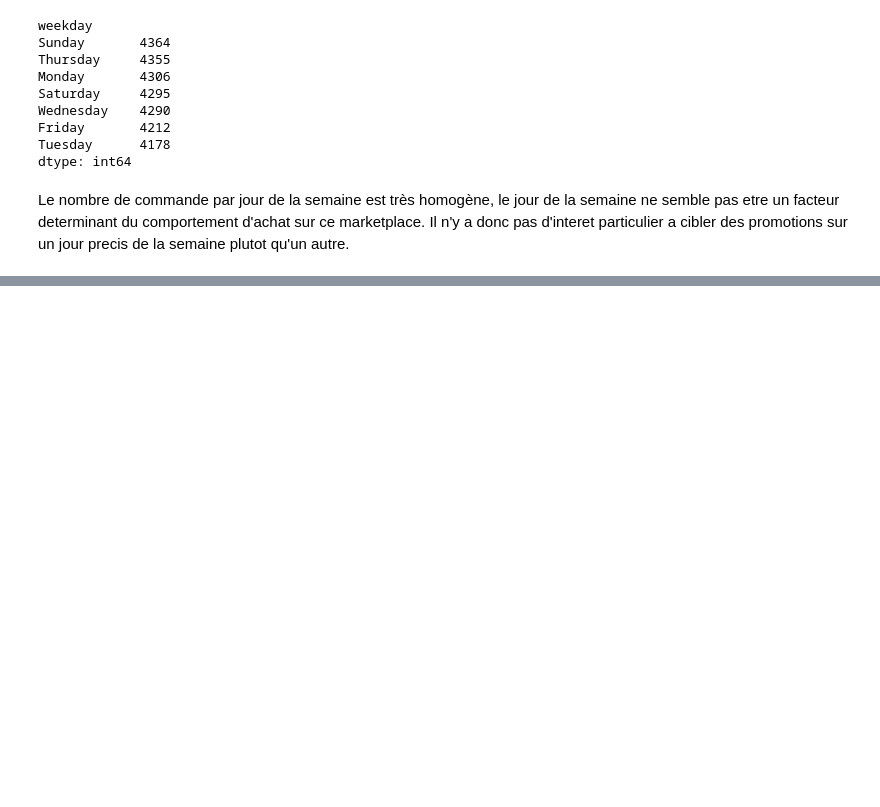
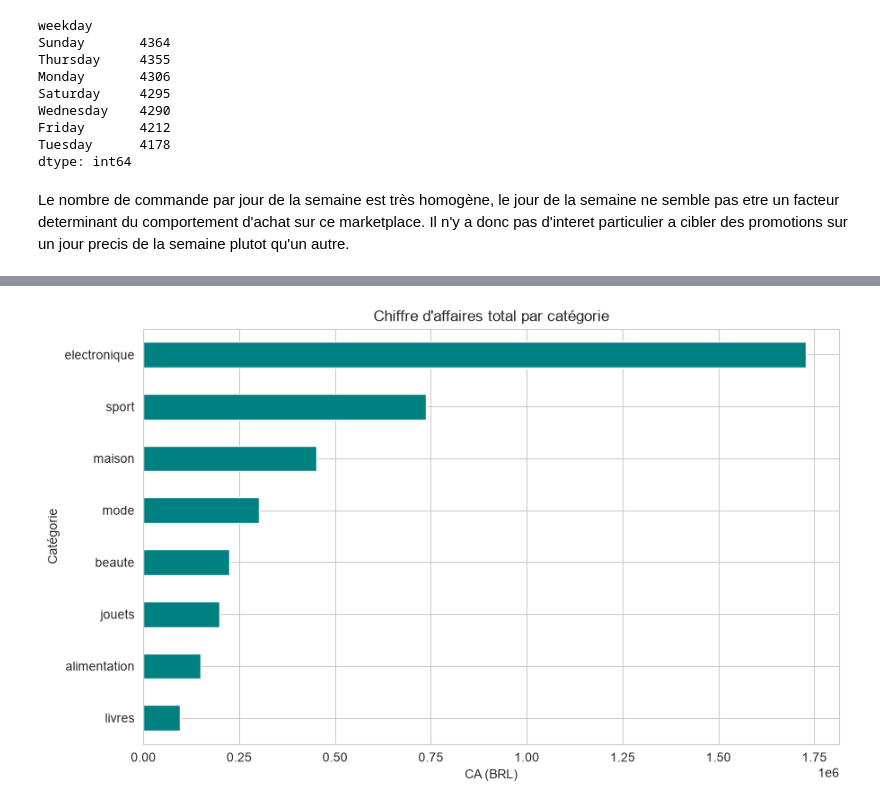
Before and after one commit to Mace-Erwan/Analyse-d-un-marketplace-e-commerce, a Jupyter notebook: Analyse.ipynb, the cells around one changed output, grey strips where cells are left out. Saved outputs shown, nothing was run; the diff lists cells and outputs as text; code cells hidden in the pictures; blank space fills up the shorter version.

Commit message:
analyse par categorie et geographie : CA par categorie/etat, bar charts, heatmap croisee

```diff
--- a/Analyse.ipynb
+++ b/Analyse.ipynb
@@ -253,3 +253,13 @@ Tuesday      4178
 dtype: int64
 # %% [markdown]
 Le nombre de commande par jour de la semaine est très homogène, le jour de la semaine ne semble pas etre un facteur determinant du comportement d'achat sur ce marketplace. Il n'y a donc pas d'interet particulier a cibler des promotions sur un jour precis de la semaine plutot qu'un autre.
+# %%
+cat_stats = orders.groupby("product_category").agg(
+    nb_commandes=("order_id", "count"),
+    ca_total=("price", "sum"),
+    panier_moyen=("price", "mean"),
+    note_moyenne=("review_score", "mean"),
+    delai_moyen=("delivery_days", "mean"),
+).round(2).sort_values("ca_total", ascending=False)
+
+print(cat_stats)
@@ -255,0 +325,8 @@ Le nombre de commande par jour de la semaine est très homogène, le jour de la
+# %%
+cat_stats["ca_total"].sort_values().plot(kind="barh", figsize=(10, 6), color="teal")
+plt.title("Chiffre d'affaires total par catégorie")
+plt.xlabel("CA (BRL)")
+plt.ylabel("Catégorie")
+plt.show()
+# %% [output]
+[figure, added]
```
Also changed, not shown: parts of 8 cells of this notebook.
